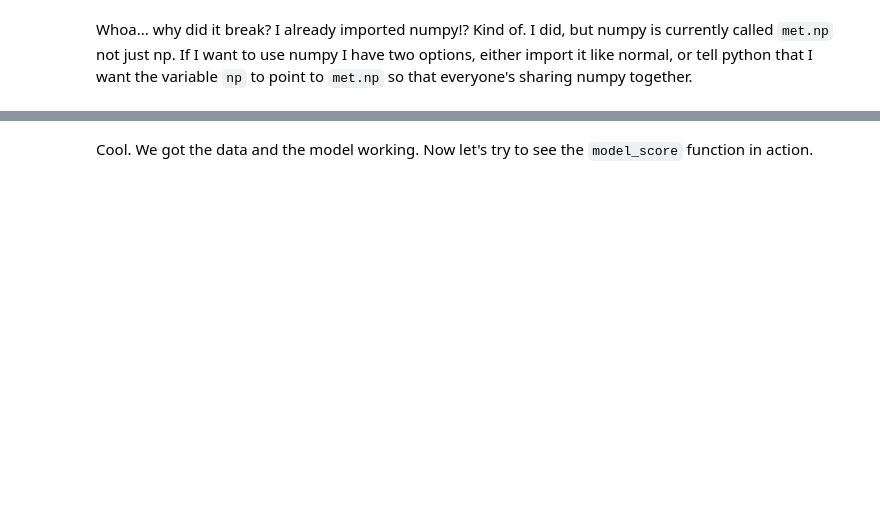
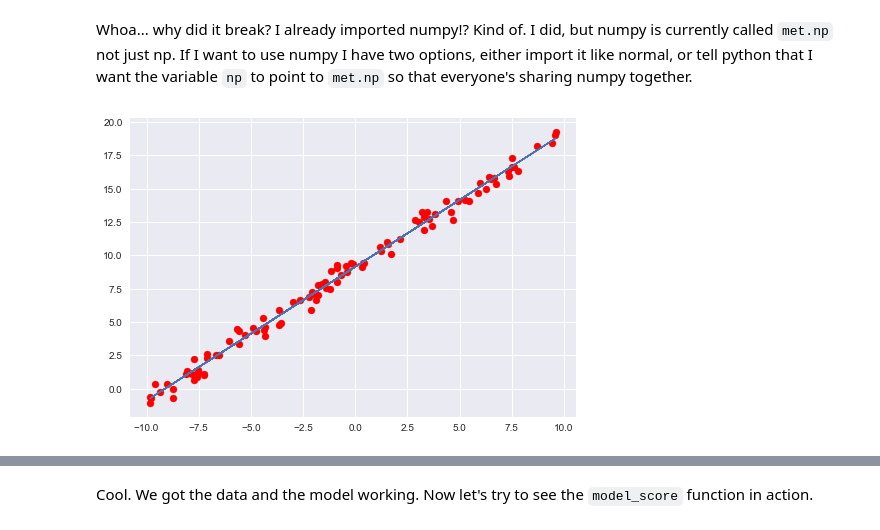
Before and after one commit to dirtylittledirtbike/dsp, a Jupyter notebook: lessons/python_intro/importing_with_python/importing_example.ipynb, the cells around one changed output, grey strips where cells are left out. Saved outputs shown, nothing was run; the diff lists cells and outputs as text; code cells hidden in the pictures; blank space fills up the shorter version.

```diff
--- a/lessons/python_intro/importing_with_python/importing_example.ipynb
+++ b/lessons/python_intro/importing_with_python/importing_example.ipynb
@@ -39,3 +59,10 @@ X = X.reshape(-1,1)
 lr = LinearRegression()
 lr.fit(X, y)
 preds = lr.predict(X)
+# %%
+plt = met.plt
+plt.scatter(X,y, color='r')
+plt.plot(X, preds, linewidth=1.2)
+plt.show()
+# %% [output]
+[figure, added]
```
Also changed, not shown: parts of 9 cells of this notebook, 5 other files.
